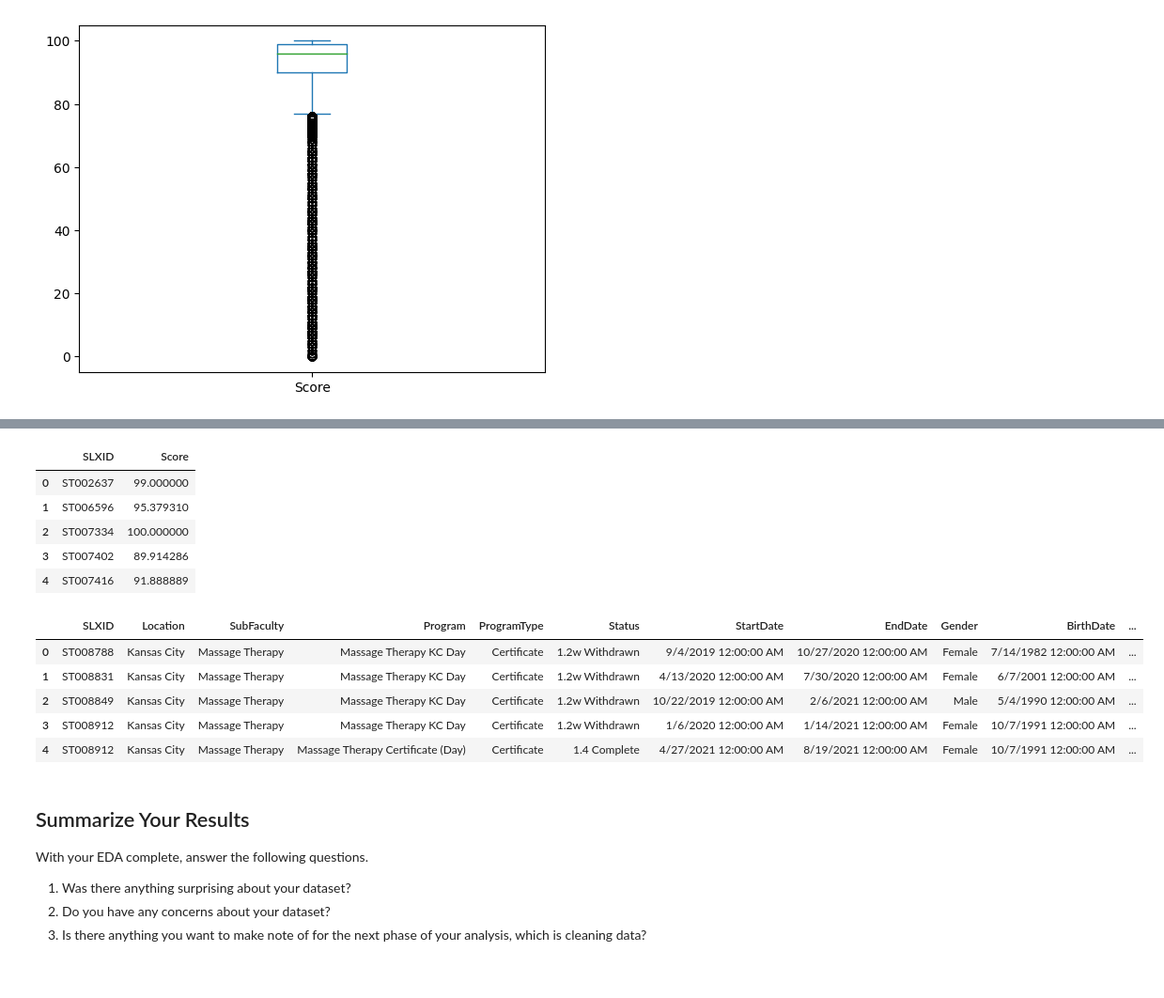
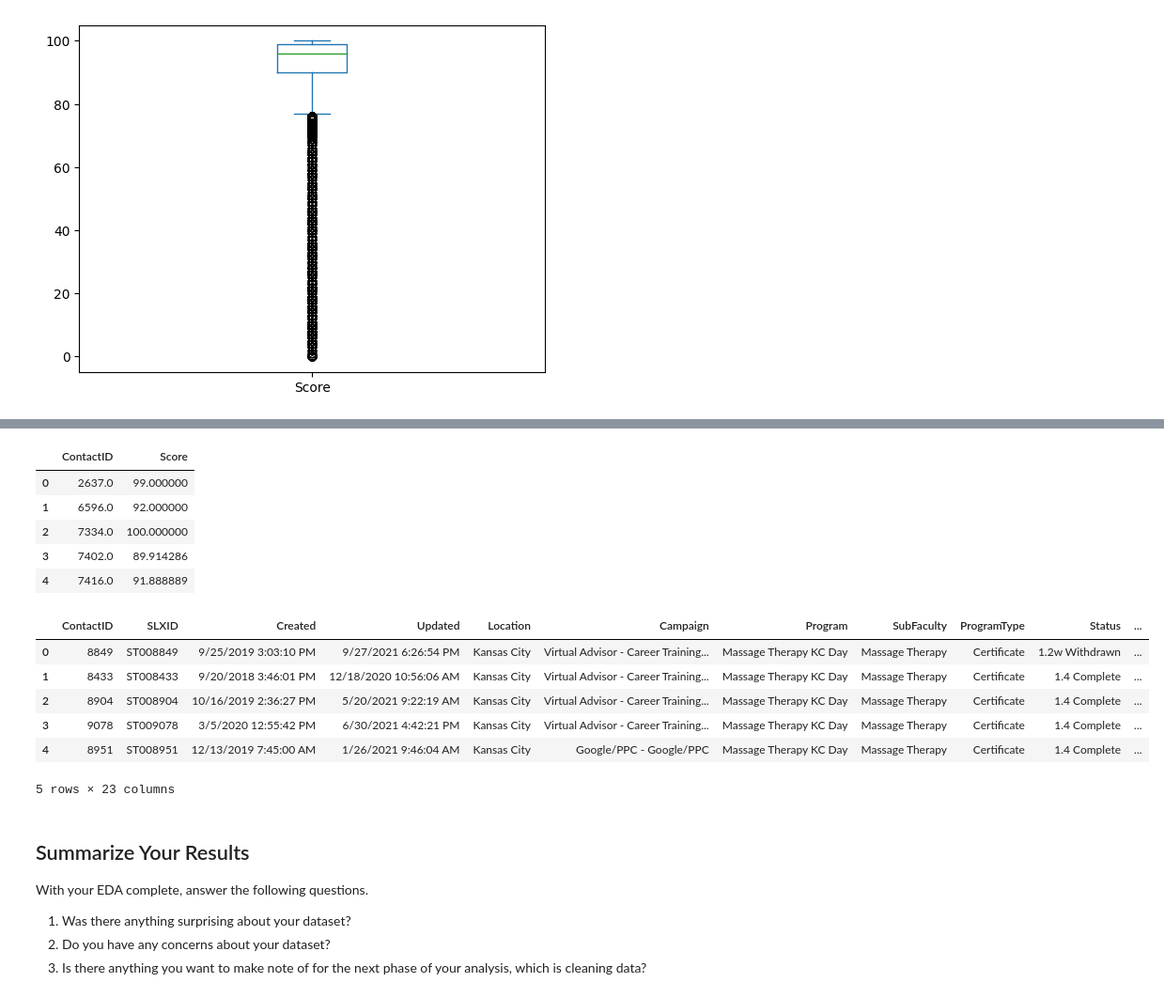
Before and after one commit to jennyshults/eda-checkpoint, a Jupyter notebook: checkpoint-two.ipynb, the cells around one changed output, grey strips where cells are left out. Shown: that part at 94% size. Cells and saved outputs as stored; diff of their text form; code cells hidden in the pictures.

```diff
--- a/checkpoint-two.ipynb
+++ b/checkpoint-two.ipynb
@@ -19,13 +19,13 @@ import matplotlib
 from matplotlib import pyplot as plt
 
 # creating Students dataframe
-students = pd.read_csv("Students.csv")
+students = pd.read_csv("Students2.csv")
 
 # creating Attendance dataframe
-attendance = pd.read_csv("Attendance.csv")
+attendance = pd.read_csv("Attendance2.csv")
 
 # creating Grades dataframe
-grades = pd.read_csv("Grades.csv")
+grades = pd.read_csv("Grades2.csv")
 # %% [markdown]
 ## Get to Know the Numbers
 
@@ -165,26 +178,27 @@ grades[['Score']].plot.box()
 # %%
-# Getting average scores for each student (grouped by SLXID)
-grouped_grades = grades[['SLXID','Score']].groupby('SLXID').mean()
+# Getting average scores for each student (grouped by ContactID)
+grouped_grades = grades[['ContactID','Score']].groupby('ContactID').mean()
 grouped_grades.reset_index(inplace = True)
 grouped_grades.head()
 # %% [output]
-|  | SLXID | Score |
-| 0 | ST002637 | 99.000000 |
-| 1 | ST006596 | 95.379310 |
-| 2 | ST007334 | 100.000000 |
-| 3 | ST007402 | 89.914286 |
-| 4 | ST007416 | 91.888889 |
+|  | ContactID | Score |
+| 0 | 2637.0 | 99.000000 |
+| 1 | 6596.0 | 92.000000 |
+| 2 | 7334.0 | 100.000000 |
+| 3 | 7402.0 | 89.914286 |
+| 4 | 7416.0 | 91.888889 |
 # %%
 # Merging grouped_grades with students to be able to compare average grade to other student-related data
-student_grades = pd.merge(students,grouped_grades,how='inner',on='SLXID')
+student_grades = pd.merge(students,grouped_grades,how='inner',on='ContactID')
 student_grades.head()
 # %% [output]
-|  | SLXID | Location | SubFaculty | Program | ProgramType | Status | StartDate | EndDate | Gender | BirthDate | ... |
-| 0 | ST008788 | Kansas City | Massage Therapy | Massage Therapy KC Day | Certificate | 1.2w Withdrawn | 9/4/2019 12:00:00 AM | 10/27/2020 12:00:00 AM | Female | 7/14/1982 12:00:00 AM | ... |
-| 1 | ST008831 | Kansas City | Massage Therapy | Massage Therapy KC Day | Certificate | 1.2w Withdrawn | 4/13/2020 12:00:00 AM | 7/30/2020 12:00:00 AM | Female | 6/7/2001 12:00:00 AM | ... |
-| 2 | ST008849 | Kansas City | Massage Therapy | Massage Therapy KC Day | Certificate | 1.2w Withdrawn | 10/22/2019 12:00:00 AM | 2/6/2021 12:00:00 AM | Male | 5/4/1990 12:00:00 AM | ... |
-| 3 | ST008912 | Kansas City | Massage Therapy | Massage Therapy KC Day | Certificate | 1.2w Withdrawn | 1/6/2020 12:00:00 AM | 1/14/2021 12:00:00 AM | Female | 10/7/1991 12:00:00 AM | ... |
-| 4 | ST008912 | Kansas City | Massage Therapy | Massage Therapy Certificate (Day) | Certificate | 1.4 Complete | 4/27/2021 12:00:00 AM | 8/19/2021 12:00:00 AM | Female | 10/7/1991 12:00:00 AM | ... |
+|  | ContactID | SLXID | Created | Updated | Location | Campaign | Program | SubFaculty | ProgramType | Status | ... |
+| 0 | 8849 | ST008849 | 9/25/2019 3:03:10 PM | 9/27/2021 6:26:54 PM | Kansas City | Virtual Advisor - Career Training... | Massage Therapy KC Day | Massage Therapy | Certificate | 1.2w Withdrawn | ... |
+| 1 | 8433 | ST008433 | 9/20/2018 3:46:01 PM | 12/18/2020 10:56:06 AM | Kansas City | Virtual Advisor - Career Training... | Massage Therapy KC Day | Massage Therapy | Certificate | 1.4 Complete | ... |
+| 2 | 8904 | ST008904 | 10/16/2019 2:36:27 PM | 5/20/2021 9:22:19 AM | Kansas City | Virtual Advisor - Career Training... | Massage Therapy KC Day | Massage Therapy | Certificate | 1.4 Complete | ... |
+| 3 | 9078 | ST009078 | 3/5/2020 12:55:42 PM | 6/30/2021 4:42:21 PM | Kansas City | Virtual Advisor - Career Training... | Massage Therapy KC Day | Massage Therapy | Certificate | 1.4 Complete | ... |
+| 4 | 8951 | ST008951 | 12/13/2019 7:45:00 AM | 1/26/2021 9:46:04 AM | Kansas City | Google/PPC - Google/PPC | Massage Therapy KC Day | Massage Therapy | Certificate | 1.4 Complete | ... |
+5 rows × 23 columns
 # %% [markdown]
 ## Summarize Your Results
 
```
Also changed, not shown: parts of 15 cells of this notebook, 3 other files.
